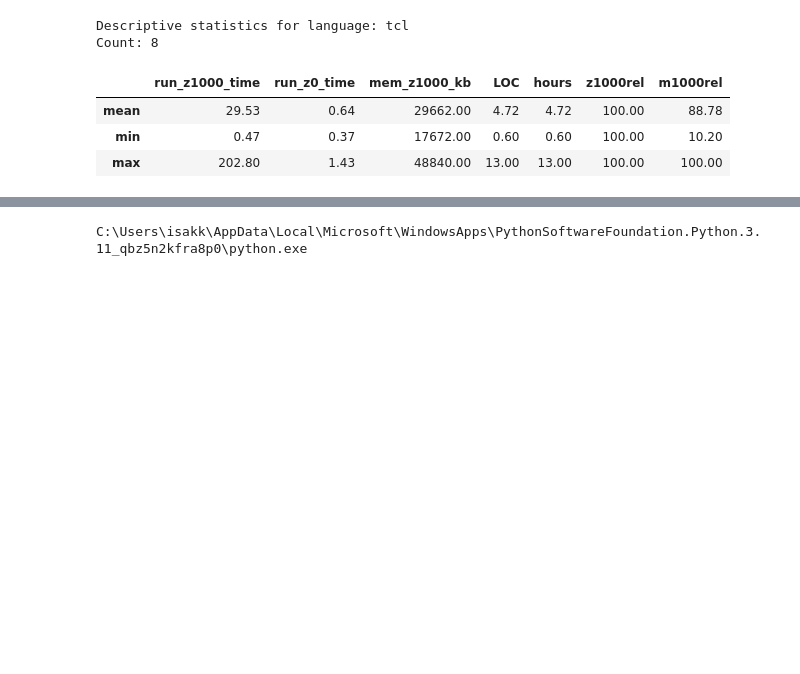
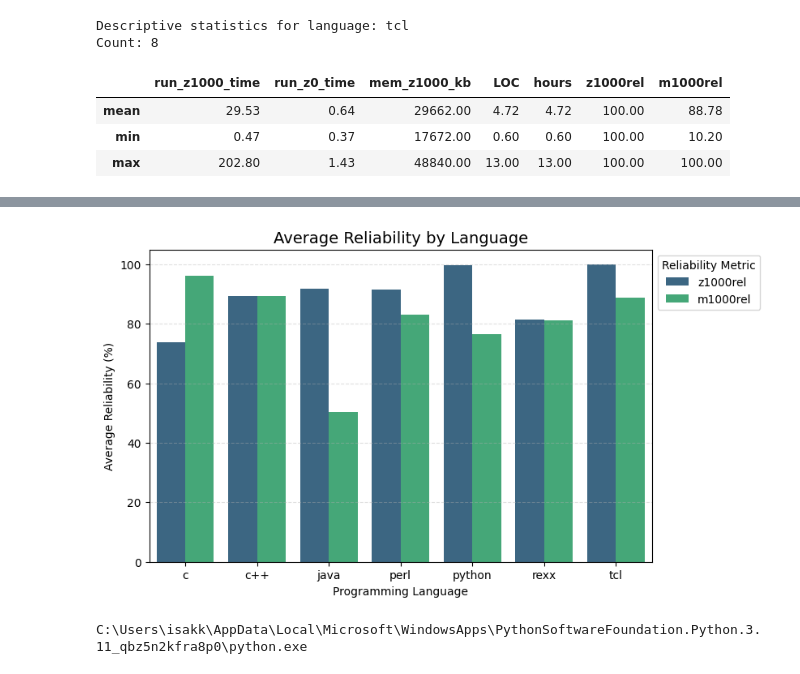
Before and after one commit to Beansak/Forskningsmetodik_assignment3, a Jupyter notebook: analysis.ipynb, the cells around one changed output, grey strips where cells are left out. Cells and saved outputs as stored; diff of their text form; code cells hidden in the pictures; blank space fills up the shorter version.

Commit message:
reliability

```diff
--- a/analysis.ipynb
+++ b/analysis.ipynb
@@ -310,3 +336,27 @@ plt.show()
+# %%
+plt.figure(figsize=(8, 5))
+
+reliability = (
+    df_renamed.groupby('language')[['z1000rel', 'm1000rel']]
+    .mean()
+    .reset_index()
+    .melt(id_vars='language', var_name='Metric', value_name='Reliability')
+)
+
+sns.barplot(x='language', y='Reliability', hue='Metric', data=reliability, palette='viridis')
+
+
+
+plt.title('Average Reliability by Language', fontsize=14)
+plt.ylabel('Average Reliability (%)')
+plt.xlabel('Programming Language')
+plt.ylim(0, 105)
+
+plt.legend(title='Reliability Metric', bbox_to_anchor=(1, 1), loc='upper left')
+plt.grid(axis='y', linestyle='--', alpha=0.4)
+plt.show()
+# %% [output]
+[figure, added]
 # %%
 import sys
 print(sys.executable)
```
Also changed, not shown: parts of 2 cells of this notebook.
